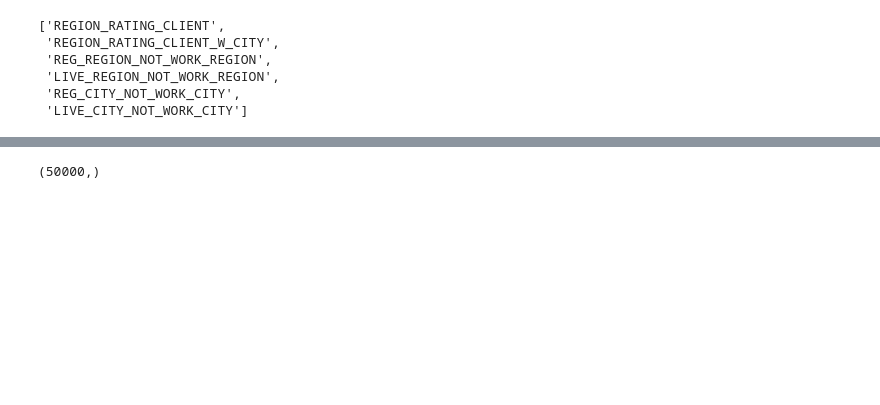
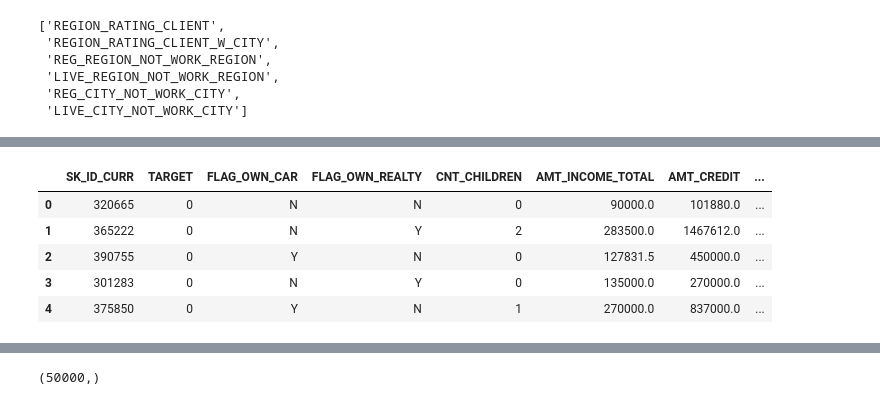
Before and after one commit to shashvat-kedia/Credit-Default-Risk-Prediction, a Jupyter notebook: CreditDefaultRiskPrediction.ipynb, the cells around one changed output, grey strips where cells are left out. Drawn from its saved outputs; the diff is of its cells as text; code cells hidden in the pictures; blank space fills up the shorter version.

```diff
--- a/CreditDefaultRiskPrediction.ipynb
+++ b/CreditDefaultRiskPrediction.ipynb
@@ -262,0 +265,11 @@ dataset_train = dataset_train.drop(columns_to_remove,axis=1)
+# %%
+pd.set_option('display.max_columns',None)
+# %%
+dataset_train.head()
+# %% [output]
+|  | SK_ID_CURR | TARGET | FLAG_OWN_CAR | FLAG_OWN_REALTY | CNT_CHILDREN | AMT_INCOME_TOTAL | AMT_CREDIT | ... |
+| 0 | 320665 | 0 | N | N | 0 | 90000.0 | 101880.0 | ... |
+| 1 | 365222 | 0 | N | Y | 2 | 283500.0 | 1467612.0 | ... |
+| 2 | 390755 | 0 | Y | N | 0 | 127831.5 | 450000.0 | ... |
+| 3 | 301283 | 0 | N | Y | 0 | 135000.0 | 270000.0 | ... |
+| 4 | 375850 | 0 | Y | N | 1 | 270000.0 | 837000.0 | ... |
```
Also changed, not shown: parts of 27 cells of this notebook, 1 other file.
